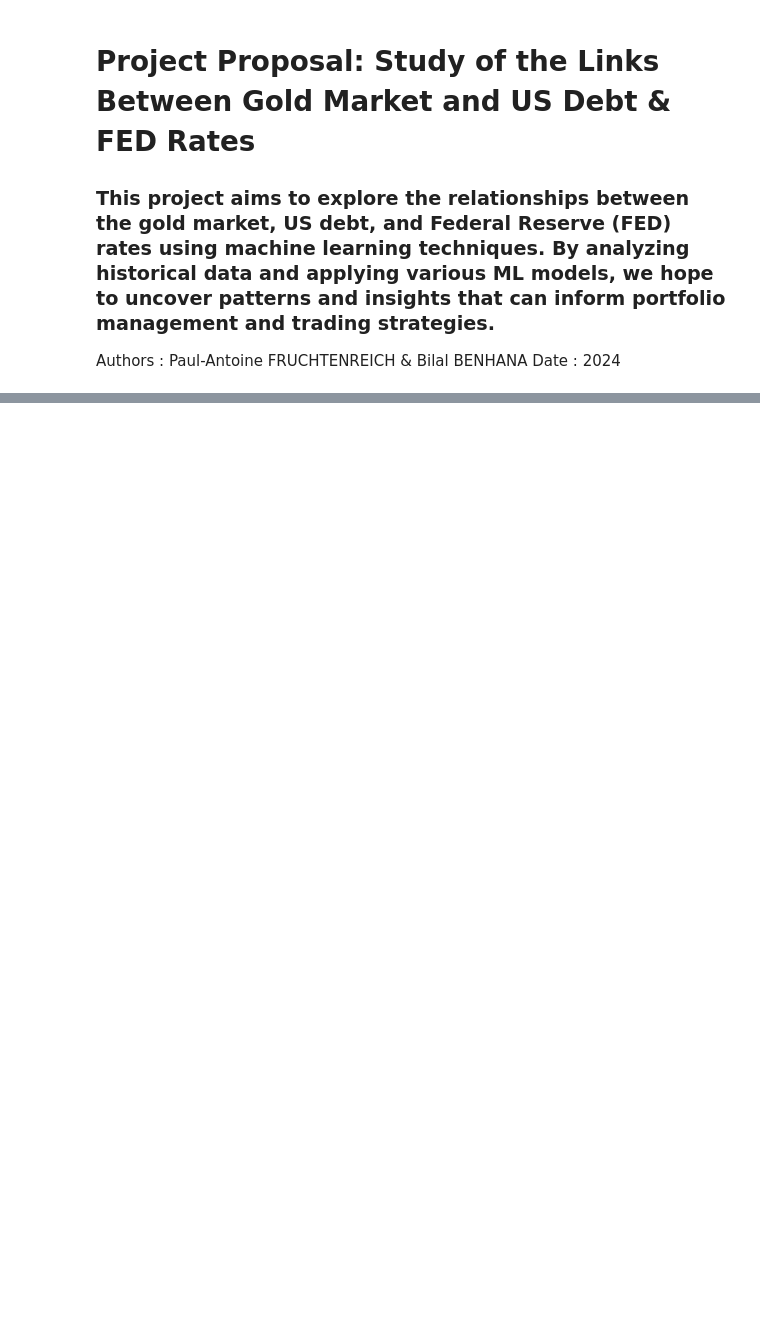
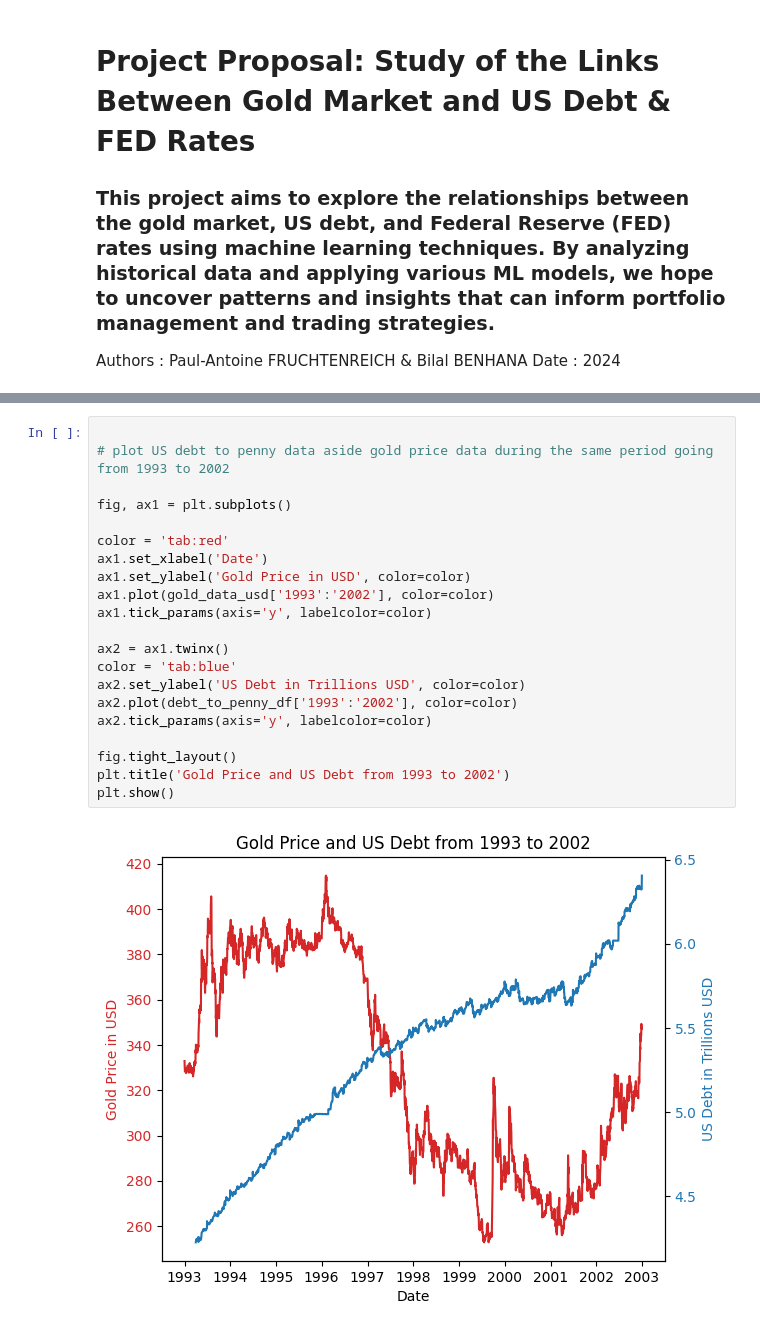
Before and after one commit to pafruchtenreich/ML_for_finance, a Jupyter notebook: notebook.ipynb, the cells around one changed output, grey strips where cells are left out. Drawn from its saved outputs; the diff is of its cells as text; blank space fills up the shorter version.

```diff
--- a/notebook.ipynb
+++ b/notebook.ipynb
@@ -58,0 +115,23 @@ debt_to_penny_df.head() # Display the first few rows of the DataFrame
+# %%
+
+# plot US debt to penny data aside gold price data during the same period going from 1993 to 2002
+
+fig, ax1 = plt.subplots()
+
+color = 'tab:red'
+ax1.set_xlabel('Date')
+ax1.set_ylabel('Gold Price in USD', color=color)
+ax1.plot(gold_data_usd['1993':'2002'], color=color)
+ax1.tick_params(axis='y', labelcolor=color)
+
+ax2 = ax1.twinx()
+color = 'tab:blue'
+ax2.set_ylabel('US Debt in Trillions USD', color=color)
+ax2.plot(debt_to_penny_df['1993':'2002'], color=color)
+ax2.tick_params(axis='y', labelcolor=color)
+
+fig.tight_layout()
+plt.title('Gold Price and US Debt from 1993 to 2002')
+plt.show()
+# %% [output]
+[figure, added]
```
Also changed, not shown: parts of 8 cells of this notebook.
